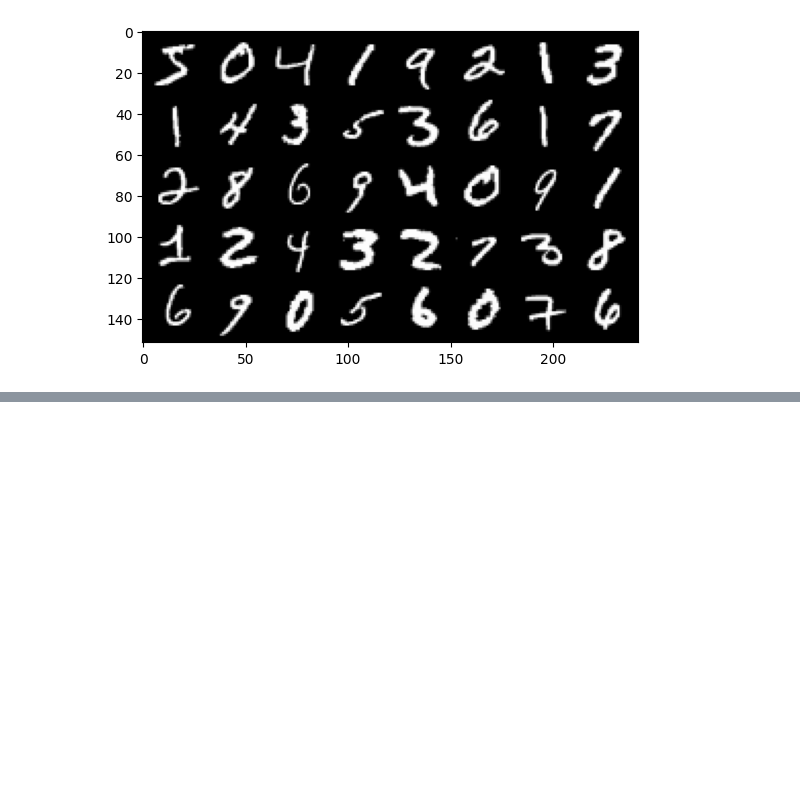
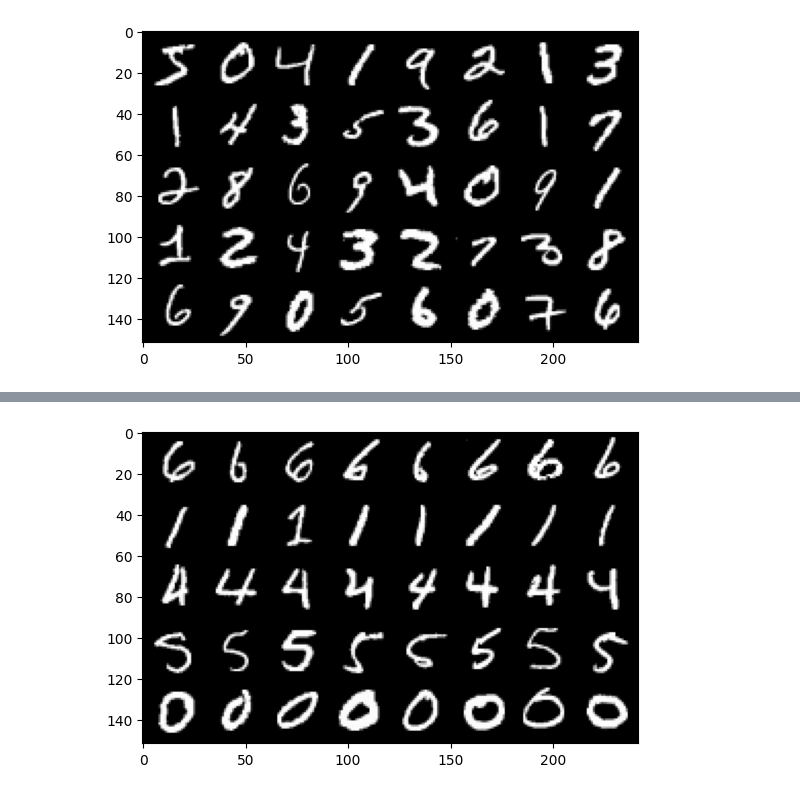
Before and after one commit to Tyern/HAR_AE, a Jupyter notebook: ProgramingEnvTest/sampler.ipynb, the cells around one changed output, grey strips where cells are left out. Drawn from its saved outputs; the diff is of its cells as text; code cells hidden in the pictures; blank space fills up the shorter version.

```diff
--- a/ProgramingEnvTest/sampler.ipynb
+++ b/ProgramingEnvTest/sampler.ipynb
@@ -100,0 +147,7 @@ imshow(torchvision.utils.make_grid(images))
+# %%
+my_testiter = iter(dataloader)
+images, target = next(my_testiter)
+
+imshow(torchvision.utils.make_grid(images))
+# %% [output]
+[figure, added]
```
Also changed, not shown: parts of 3 cells of this notebook, 6 other files.
